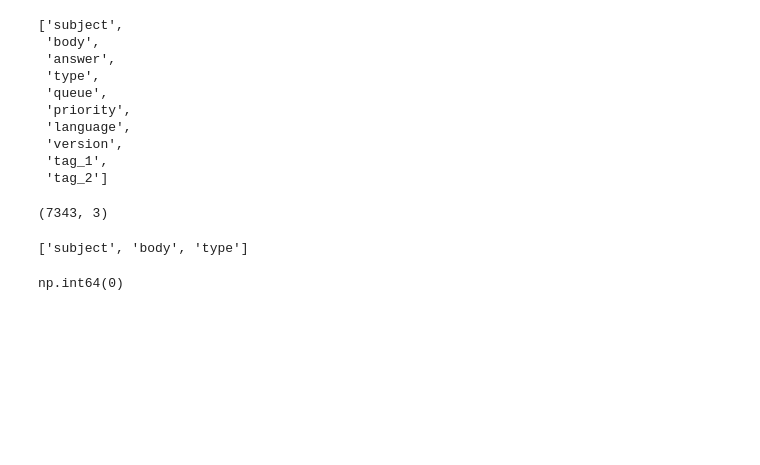
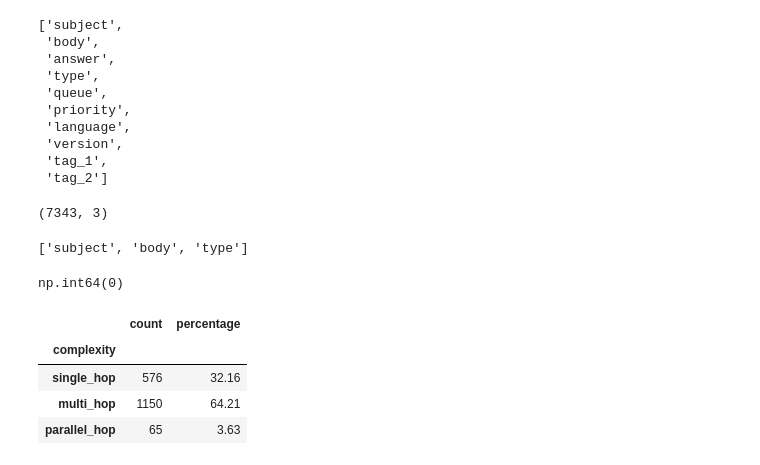
Before and after one commit to arnav-engineer/itops-agent, a Jupyter notebook: src/itops_agent/classifier/dataset/annotation.ipynb, the cells around one changed output. Cells and saved outputs as stored; diff of their text form; code cells hidden in the pictures; blank space fills up the shorter version.

```diff
--- a/src/itops_agent/classifier/dataset/annotation.ipynb
+++ b/src/itops_agent/classifier/dataset/annotation.ipynb
@@ -275,3 +275,23 @@ with ThreadPoolExecutor(max_workers=2) as executor:
 df.to_csv(OUTPUT_FILE, index=False)
 print(f"\nDone! Exported full dataset to {OUTPUT_FILE}")
 print(f"Total completed: {completed_count:,} | Errors: {failed_count:,}")
+# %%
+annotated_df = pd.read_csv(
+    Path("annotated_dataset.csv")
+)
+
+labels = ["single_hop", "multi_hop", "parallel_hop"]
+counts = annotated_df["complexity"].value_counts().reindex(labels, fill_value=0)
+
+distribution = pd.DataFrame({
+    "count": counts,
+    "percentage": (counts / counts.sum() * 100).round(2)
+})
+
+display(distribution)
+# %% [output]
+|  | count | percentage |
+| complexity |  |  |
+| single_hop | 576 | 32.16 |
+| multi_hop | 1150 | 64.21 |
+| parallel_hop | 65 | 3.63 |
```
Also changed, not shown: parts of 2 cells of this notebook, 1 other file.
